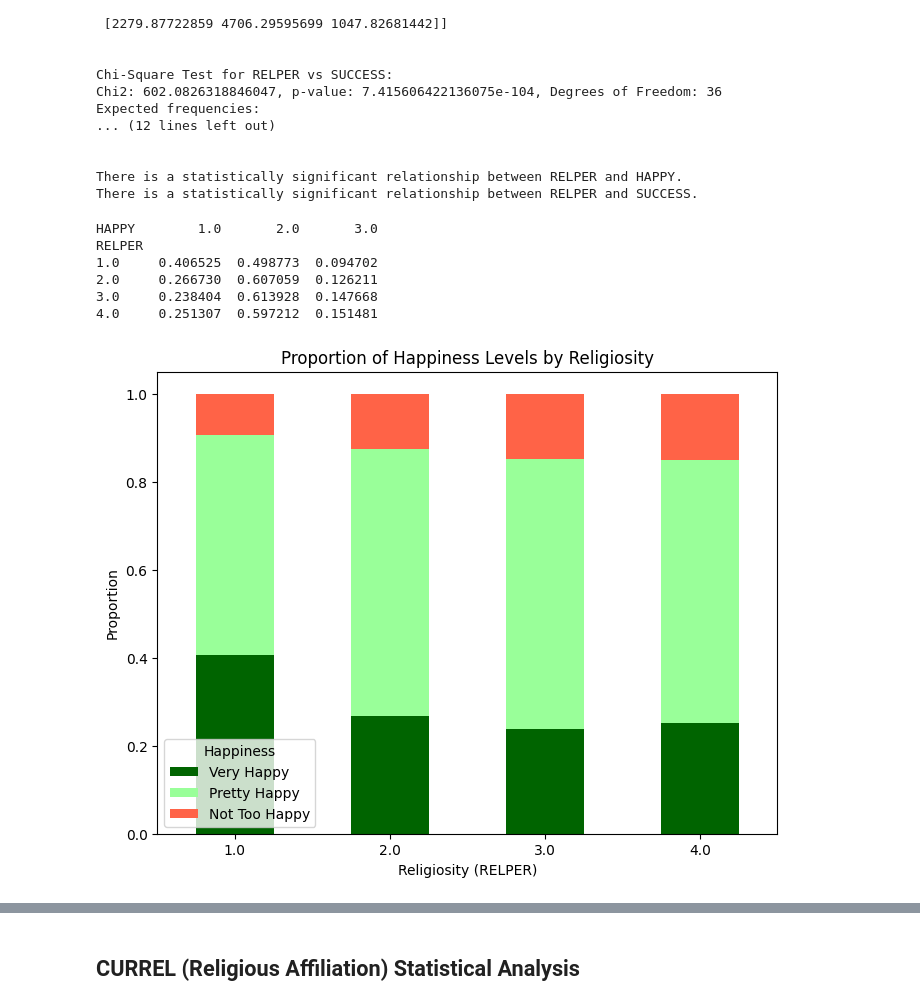
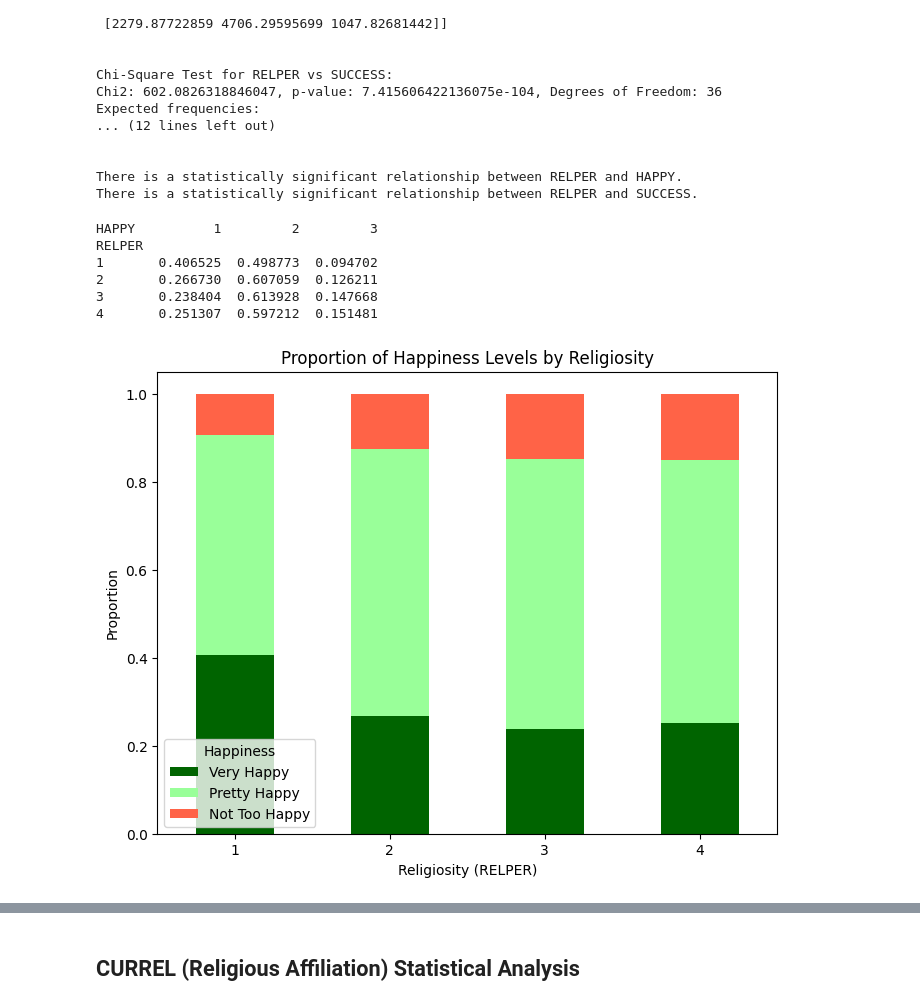
Before and after one commit to jak521/dsci441_project, a Jupyter notebook: code.ipynb, the cells around one changed output, grey strips where cells are left out. Saved outputs shown, nothing was run; the diff lists cells and outputs as text; code cells hidden in the pictures.

```diff
--- a/code.ipynb
+++ b/code.ipynb
@@ -463,12 +464,18 @@ QB2A - 1: Republican, 2: Democrat, 3: Independent, 4: Other, 5: Refused
 # %% [markdown]
 We will use the HAPPY feature as a simple measure of success since happiness is most important in life. \
 We will also combine HAPPY, INC_SDT1 (income level), and EDUCREC (highest educational attainment) for a more advanced success outcome
-# %%
-# Create HAPPY_INVERTED where 1 and 3 are swapped
-df_exclude_refused['HAPPY_INVERTED'] = df_exclude_refused['HAPPY'].map({1: 3, 2: 2, 3: 1})
-
-# Create SUCCESS as the sum of INC_SDT1, HAPPY_INVERTED, and EDUREC
-df_exclude_refused['SUCCESS'] = df_exclude_refused['INC_SDT1'] + df_exclude_refused['HAPPY_INVERTED'] + df_exclude_refused['EDUCREC']
+# %%
+import numpy as np
+
+df_exclude_refused['HAPPY_INVERTED'] = df_exclude_refused['HAPPY'].replace({1: 3, 2: 2, 3: 1})  # Swap 1 and 3, keep 2 the same
+
+df_exclude_refused['SUCCESS'] = np.where(
+    df_exclude_refused[['INC_SDT1', 'HAPPY_INVERTED', 'EDUCREC']].eq(99).any(axis=1),
+    np.nan,  # Set to NaN if any value is 99
+    df_exclude_refused['INC_SDT1'] + df_exclude_refused['HAPPY_INVERTED'] + df_exclude_refused['EDUCREC']
+)
+
+df_success_exclude_refused = df_exclude_refused.dropna(subset=['SUCCESS'])
 # %%
 # Check the summary statistics for SUCCESS
 print(df_exclude_refused['SUCCESS'].describe())
@@ -540,13 +558,20 @@ We need to check that the frequency of each feature and outcome combo is at leas
 # %%
 from scipy.stats import chi2_contingency
 
+df_relper_happy_exclude_refused = df_exclude_refused[(df_exclude_refused['RELPER'] != 99) & (df_exclude_refused['HAPPY'] != 99)]
+df_relper_success_exclude_refused = df_success_exclude_refused[df_success_exclude_refused['RELPER'] != 99]
+
 # Create a contingency table
-contingency_table = pd.crosstab(df_exclude_refused['RELPER'], df_exclude_refused['HAPPY'])
+contingency_table_relper_happy = pd.crosstab(df_relper_happy_exclude_refused['RELPER'], df_relper_happy_exclude_refused['HAPPY'])
+contingency_table_relper_success = pd.crosstab(df_relper_success_exclude_refused['RELPER'], df_relper_success_exclude_refused['SUCCESS'])
 
 # Perform the Chi-Square test
-chi2, p, dof, expected = chi2_contingency(contingency_table)
+chi2, p, dof, expected_relper_happy = chi2_contingency(contingency_table_relper_happy)
+chi2, p, dof, expected_relper_success = chi2_contingency(contingency_table_relper_success)
 
 # Check expected frequencies
-print("Expected frequencies:")
-print(expected)
+print("Expected RELPER / HAPPY frequencies:")
+print(expected_relper_happy)
+print("\n Expected RELPER / SUCCESS frequencies:")
+print(expected_relper_success)
 # %% [output]
@@ -609,29 +648,27 @@ Expected frequencies:
 There is a statistically significant relationship between RELPER and HAPPY.
 There is a statistically significant relationship between RELPER and SUCCESS.
 # %%
-contingency_table_HAPPY = pd.crosstab(df_exclude_refused['RELPER'], df_exclude_refused['HAPPY'])
-
 # Normalize the contingency table to get proportions
-proportion_table_HAPPY = contingency_table_HAPPY.div(contingency_table_HAPPY.sum(axis=1), axis=0)
-print(proportion_table_HAPPY)
+proportion_table_relper_happy = contingency_table_relper_happy.div(contingency_table_relper_happy.sum(axis=1), axis=0)
+print(proportion_table_relper_happy)
 # %% [output]
-HAPPY        1.0       2.0       3.0
+HAPPY          1         2         3
 RELPER
-1.0     0.406525  0.498773  0.094702
-2.0     0.266730  0.607059  0.126211
-3.0     0.238404  0.613928  0.147668
-4.0     0.251307  0.597212  0.151481
+1       0.406525  0.498773  0.094702
+2       0.266730  0.607059  0.126211
+3       0.238404  0.613928  0.147668
+4       0.251307  0.597212  0.151481
 # %%
 # Create a stacked bar chart to visualize the proportions
-proportion_table_HAPPY.plot(kind='bar', stacked=True, figsize=(8,6), color=['#006400', '#99FF99', '#FF6347'])
+proportion_table_relper_happy.plot(kind='bar', stacked=True, figsize=(8,6), color=['#006400', '#99FF99', '#FF6347'])
 plt.title('Proportion of Happiness Levels by Religiosity')
 plt.xlabel('Religiosity (RELPER)')
 plt.ylabel('Proportion')
 plt.xticks(rotation=0)
 plt.legend(title='Happiness', labels=['Very Happy', 'Pretty Happy', 'Not Too Happy'])
 plt.show()
 # %% [output]
-[figure, old version]
+[figure, new version]
 # %%
 import matplotlib.pyplot as plt
 import numpy as np
```
Also changed, not shown: parts of 18 cells of this notebook.
